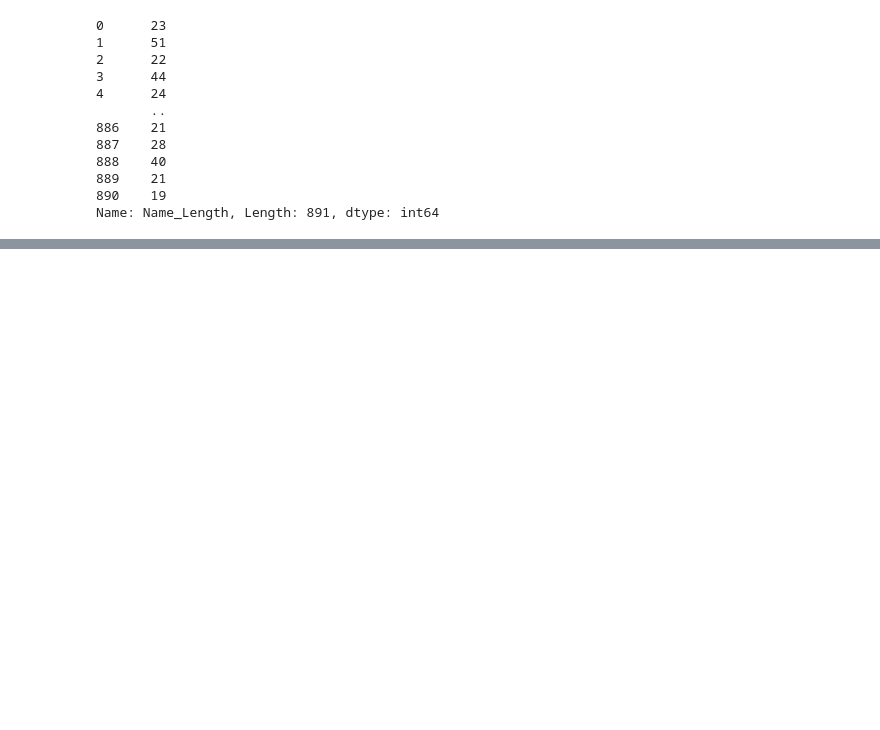
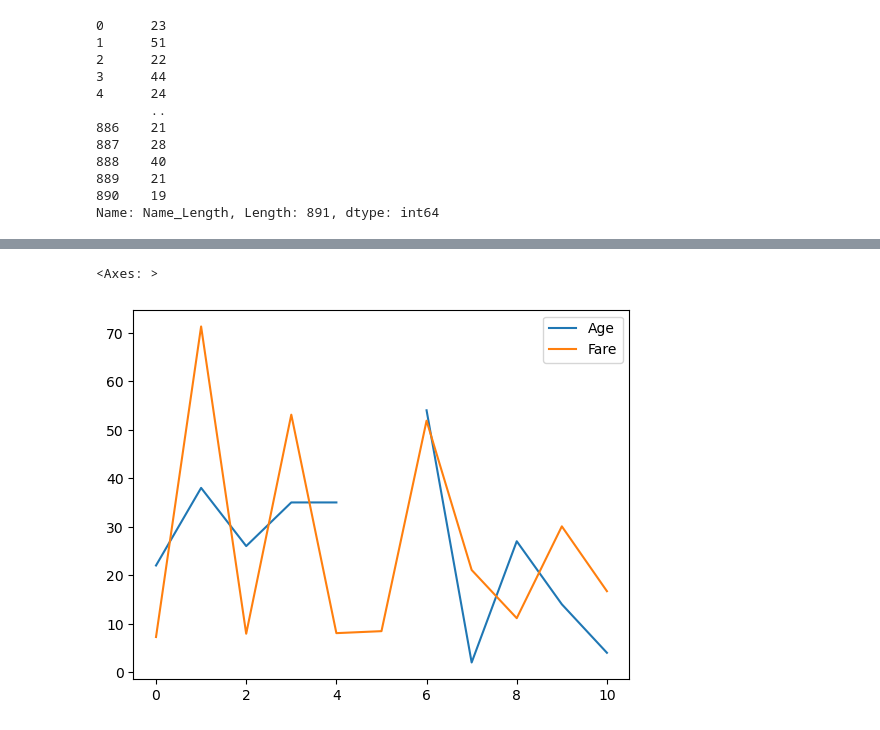
Before and after one commit to tahaSawan/AI-Engineering-Masterclass, a Jupyter notebook: 3-Applied Data Science with Python/Live Classes/ADSP Aug B2 File 2 - Pandas.ipynb, the cells around one changed output, grey strips where cells are left out. Saved outputs shown, nothing was run; the diff lists cells and outputs as text; code cells hidden in the pictures; blank space fills up the shorter version.

```diff
--- a/3-Applied Data Science with Python/Live Classes/ADSP Aug B2 File 2 - Pandas.ipynb
+++ b/3-Applied Data Science with Python/Live Classes/ADSP Aug B2 File 2 - Pandas.ipynb
@@ -1373,0 +1493,7 @@ Name: Name_Length, Length: 891, dtype: int64
+# %%
+## Plot a line Chart
+
+titanic.loc[:10, ['Age', 'Fare']].plot()
+# %% [output]
+<Axes: >
+[figure, added]
```
Also changed, not shown: parts of 31 cells of this notebook, 2 other files.
